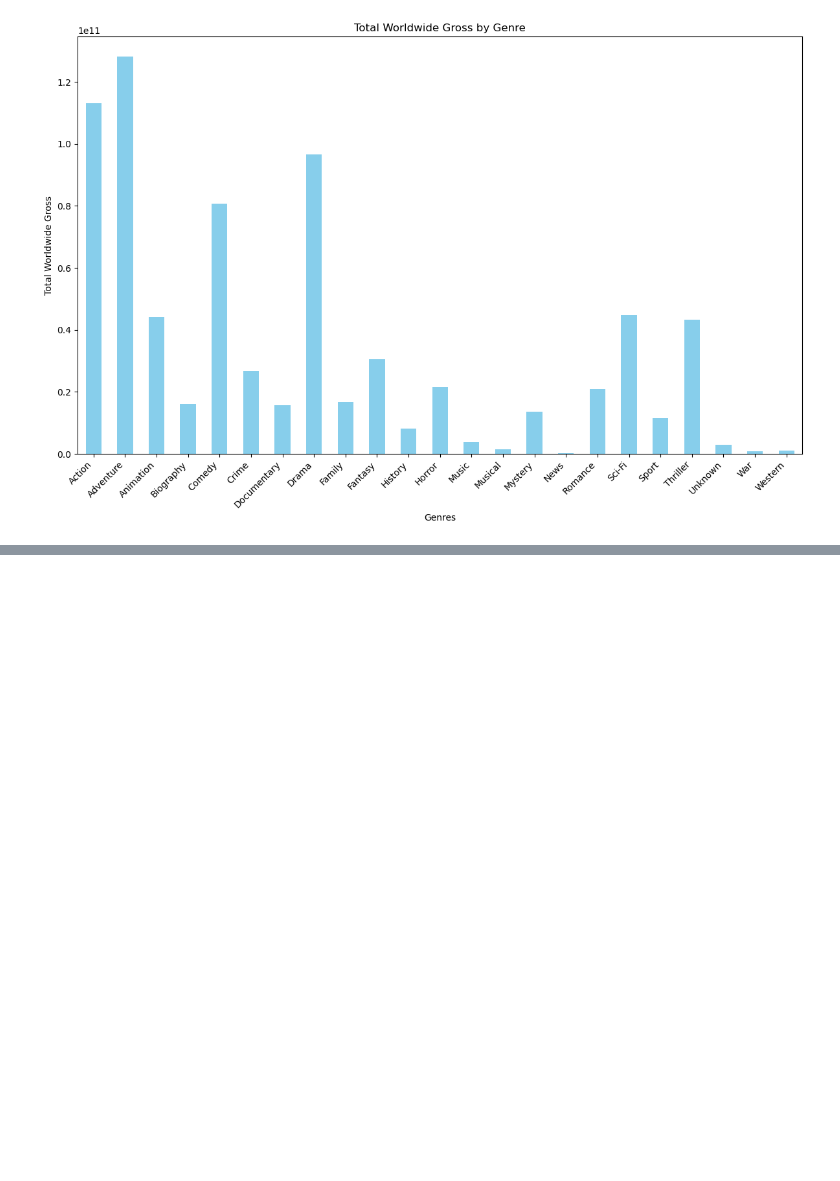
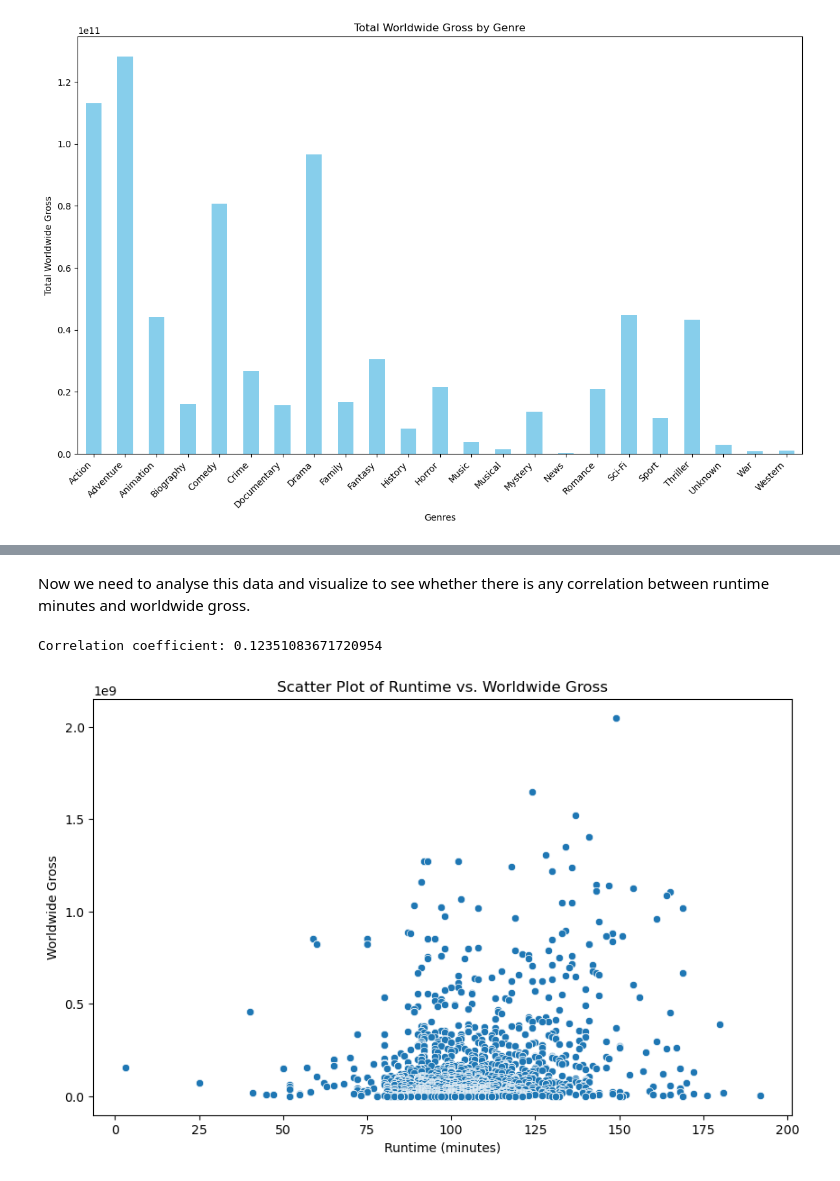
Before and after one commit to William-Itotia/dsc-phase-1-project-Microsoft-Analysis, a Jupyter notebook: student.ipynb, the cells around one changed output, grey strips where cells are left out. Cells and saved outputs as stored; diff of their text form; code cells hidden in the pictures; blank space fills up the shorter version.

```diff
--- a/student.ipynb
+++ b/student.ipynb
@@ -511,3 +510,8 @@ plt.tight_layout()
 plt.show()
 # %% [output]
 [figure]
+# %%
+#How long should movies be?
+#Display only worldwide gross and runtime minutes, display worldwide gross in descending order to find the best runtime minutes
+subset_runtime_minutes = merged_movie_data_cleaned.loc[:, ['worldwide_gross', 'runtime_minutes_x']]
+subset_runtime_minutes.head(15)
@@ -513,0 +535,19 @@ plt.show()
+# %% [markdown]
+Now we need to analyse this data and visualize to see whether there is any correlation between runtime
+minutes and worldwide gross.
+# %%
+
+# Calculate correlation coefficient
+correlation = subset_runtime_minutes['runtime_minutes_x'].corr(subset_runtime_minutes['worldwide_gross'])
+print("Correlation coefficient:", correlation)
+
+# Create scatter plot
+plt.figure(figsize=(10, 6))
+sns.scatterplot(data=subset_runtime_minutes, x='runtime_minutes_x', y='worldwide_gross')
+plt.title('Scatter Plot of Runtime vs. Worldwide Gross')
+plt.xlabel('Runtime (minutes)')
+plt.ylabel('Worldwide Gross')
+plt.show()
+# %% [output]
+Correlation coefficient: 0.12351083671720954
+[figure, added]
```
Also changed, not shown: parts of 9 cells of this notebook.
